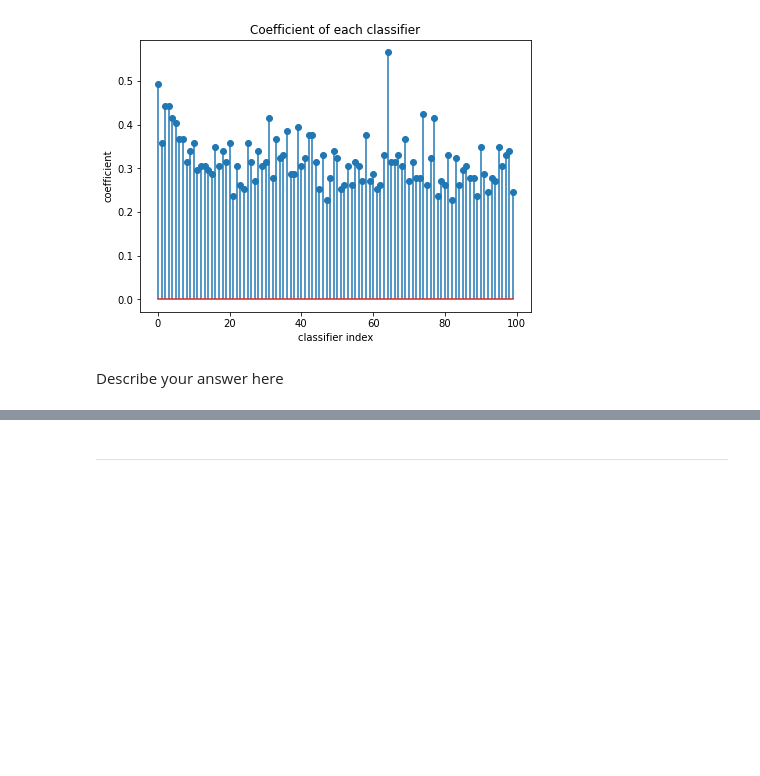
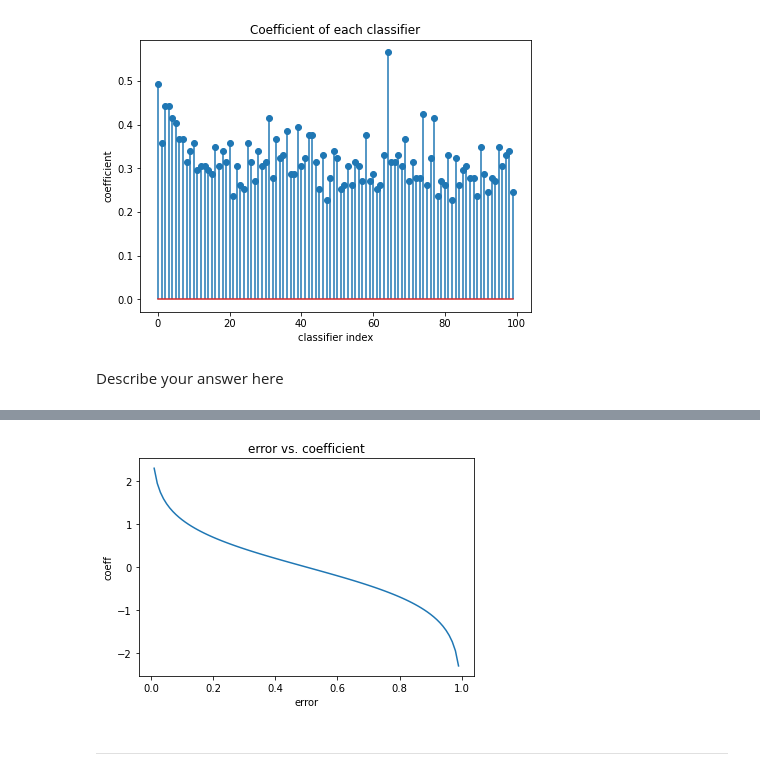
Before and after one commit to ggu1012/basic_ai, a Jupyter notebook: project5_adaboost/2021_P05_adaboost.ipynb, the cells around one changed output, grey strips where cells are left out. Drawn from its saved outputs; the diff is of its cells as text; code cells hidden in the pictures; blank space fills up the shorter version.

```diff
--- a/project5_adaboost/2021_P05_adaboost.ipynb
+++ b/project5_adaboost/2021_P05_adaboost.ipynb
@@ -261,3 +267,15 @@ Describe your answer here
+# %%
+error = np.arange(0.01, 1, 0.01)
+coeff = np.log((1 - error) / error) / 2
+
+plt.figure()
+plt.plot(error, coeff)
+plt.xlabel("error")
+plt.ylabel("coeff")
+plt.title("error vs. coefficient")
+plt.show()
+# %% [output]
+[figure, added]
 # %% [markdown]
 ---
 # %% [markdown]
```
Also changed, not shown: parts of 8 cells of this notebook.
